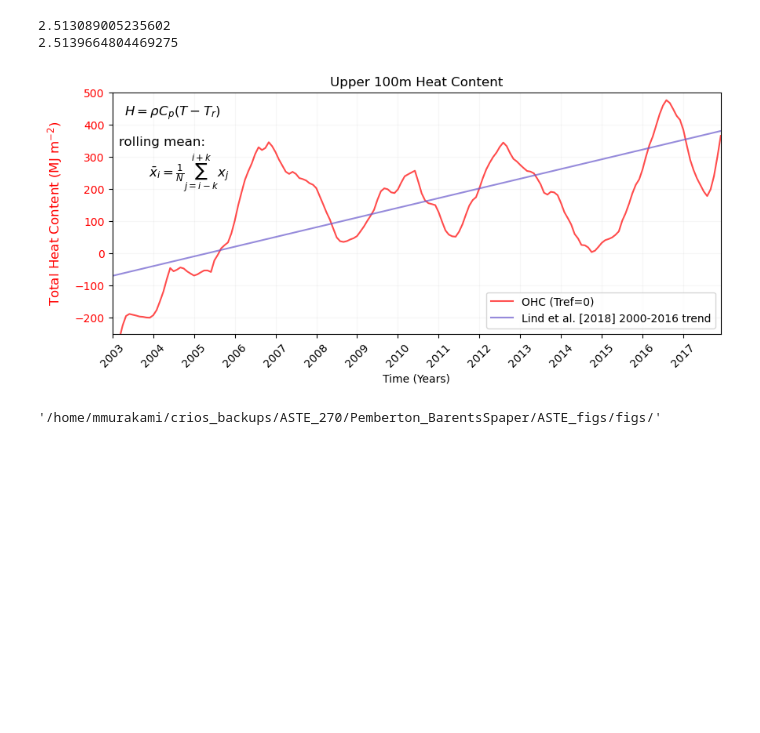
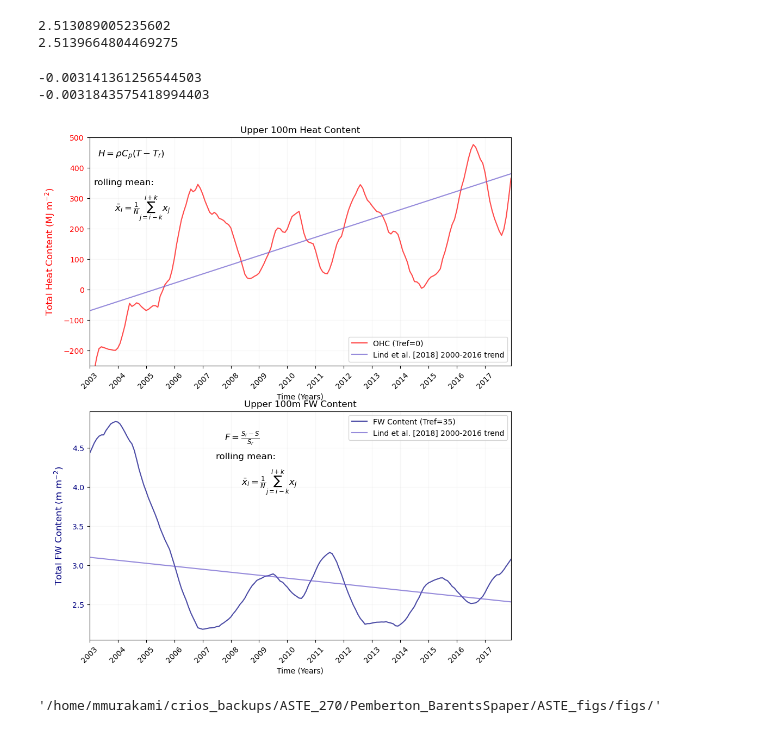
Before and after one commit to margaretmurakami/crios_backups, a Jupyter notebook: ASTE_270/Pemberton_BarentsSpaper/ASTE_figs/ASTE_fig18_fig10.ipynb, the cells around one changed output. Saved outputs shown, nothing was run; the diff lists cells and outputs as text; code cells hidden in the pictures; blank space fills up the shorter version.

Commit message:
added comparison figures pre quals

```diff
--- a/ASTE_270/Pemberton_BarentsSpaper/ASTE_figs/ASTE_fig18_fig10.ipynb
+++ b/ASTE_270/Pemberton_BarentsSpaper/ASTE_figs/ASTE_fig18_fig10.ipynb
@@ -435,6 +435,21 @@ print(slope)
 # %% [output]
 2.513089005235602
 2.5139664804469275
+# %%
+# Lind goes from 2000-2016 ( we will only use 2006 -- 2016)
+x_lind_fw = np.arange(-36,156) # months before start of ASTE to 2016 in ASTE by months (192 months = 16 years)
+y_lind_fw = np.linspace(2.1,1.5,192)
+
+slope = (y_lind_fw[-1] - y_lind_fw[0]) / (x_lind_fw[-1] - x_lind_fw[0])
+print(slope)
+
+x_lind_fw = np.arange(0,15*12)
+y_lind_fw = np.linspace(2.1+1.0,1.5+1.03,15*12)
+slope = (y_lind_fw[-1] - y_lind_fw[0]) / (x_lind_fw[-1] - x_lind_fw[0])
+print(slope)
+# %% [output]
+-0.003141361256544503
+-0.0031843575418994403
 # %%
 # remove the freshwater content and just add the heat content
 
@@ -446,7 +461,9 @@ window_size = 12
 heat_smoothed = pd.Series(heat_content_time.flatten()).rolling(window=window_size, center=True, min_periods=1).mean()
 
 # Create figure and axis
-fig, ax1 = plt.subplots(figsize=(10, 4))
+fig = plt.figure(figsize=(10,12))
+
+ax1 = plt.subplot(211)
 
 # Time axis
 time = np.arange(0, 15*12, 1)
@@ -463,34 +480,79 @@ ax1.set_title("Upper 100m Heat Content")
 
 # X-axis ticks
 xtick_positions = np.arange(0, 15*12, 12)  # Every 12 months
 xtick_labels = np.arange(2003, 2018)  # Years from 2004 to 2023
 ax1.set_xticks(xtick_positions)
 ax1.set_xticklabels(xtick_labels, rotation=45)  # Rotate for readability
 ax1.set_xlim(0, 15*12)
 ax1.grid(alpha=0.1)
 
 # Add equations as text annotations
 eq1 = r"$F = \frac{S_{r} - S}{S_{r}}$"
 eq2 = r"$H = \rho C_p (T - T_{r})$"
 eq3 = r"$\bar{x}_i = \frac{1}{N} \sum_{j=i-k}^{i+k} x_j$"  # Rolling mean equation
 
 # Positioning the text on the plot
 ax1.text(0.02, 0.95, eq2, transform=ax1.transAxes, fontsize=12, verticalalignment='top', color='black')
 ax1.text(0.01,0.82,"rolling mean:",transform=ax1.transAxes, fontsize=12, verticalalignment='top', color='black')
 ax1.text(0.06, 0.75, eq3, transform=ax1.transAxes, fontsize=12, verticalalignment='top', color='black')  # Adjusted position
 
 
 # Legends
 ax1.legend(loc="lower right")
 
 ax1.set_ylim(-250,500)
 ax1.set_xlim(0,time[-1])
 
+ax1 = plt.subplot(212)
+
+
+# Time axis
+time = np.arange(0, 15*12, 1)
+
+# Plot smoothed heat content on primary y-axis (left)
+ax1.plot(time, fw_smoothed, color="navy", alpha=.7, label="FW Content (Tref=35)")
+ax1.plot(x_lind_fw, y_lind_fw, color="slateblue", alpha=.7,label="Lind et al. [2018] 2000-2016 trend") #, label="OHC (Tref=0)")
+# ax1.plot(x_lind, y_lind, color="slateblue", alpha=.7,label="Lind et al. [2018] 2000-2016 trend") #, label="OHC (Tref=0)")
+ax1.set_ylabel(r"Total FW Content (m m$^{-2}$)", color="navy", fontsize=12, labelpad=10)
+ax1.tick_params(axis='y', labelcolor="navy")
+
+ax1.text(0.32, 0.92, eq1, transform=ax1.transAxes, fontsize=12, verticalalignment='top', color='black')
+
+# X-axis labels and title
+ax1.set_xlabel("Time (Years)")
+ax1.set_title("Upper 100m FW Content")
+
+# X-axis ticks
+xtick_positions = np.arange(0, 15*12, 12)  # Every 12 months
+xtick_labels = np.arange(2003, 2018)  # Years from 2004 to 2023
+ax1.set_xticks(xtick_positions)
+ax1.set_xticklabels(xtick_labels, rotation=45)  # Rotate for readability
+ax1.set_xlim(0, 15*12)
+ax1.grid(alpha=0.1)
+
+# Add equations as text annotations
+eq1 = r"$F = \frac{S_{r} - S}{S_{r}}$"
+eq2 = r"$H = \rho C_p (T - T_{r})$"
+eq3 = r"$\bar{x}_i = \frac{1}{N} \sum_{j=i-k}^{i+k} x_j$"  # Rolling mean equation
+
+# Positioning the text on the plot
+# ax1.text(0.02, 0.95, eq2, transform=ax1.transAxes, fontsize=12, verticalalignment='top', color='black')
+ax1.text(0.3,0.82,"rolling mean:",transform=ax1.transAxes, fontsize=12, verticalalignment='top', color='black')
+ax1.text(0.36, 0.75, eq3, transform=ax1.transAxes, fontsize=12, verticalalignment='top', color='black')  # Adjusted position
+
+
+# Legends
+ax1.legend(loc="upper right")
+
+# ax1.set_ylim(-250,500)
+ax1.set_xlim(0,time[-1])
+
+
 # Show plot
 plt.savefig(path + "timeseries_OHC_Lind_smaller.png",dpi=300)
 plt.show()
 # %% [output]
-[figure, old version]
+[figure, new version]
 # %%
 path
 # %% [output]
```
Also changed, not shown: 9 other files.
